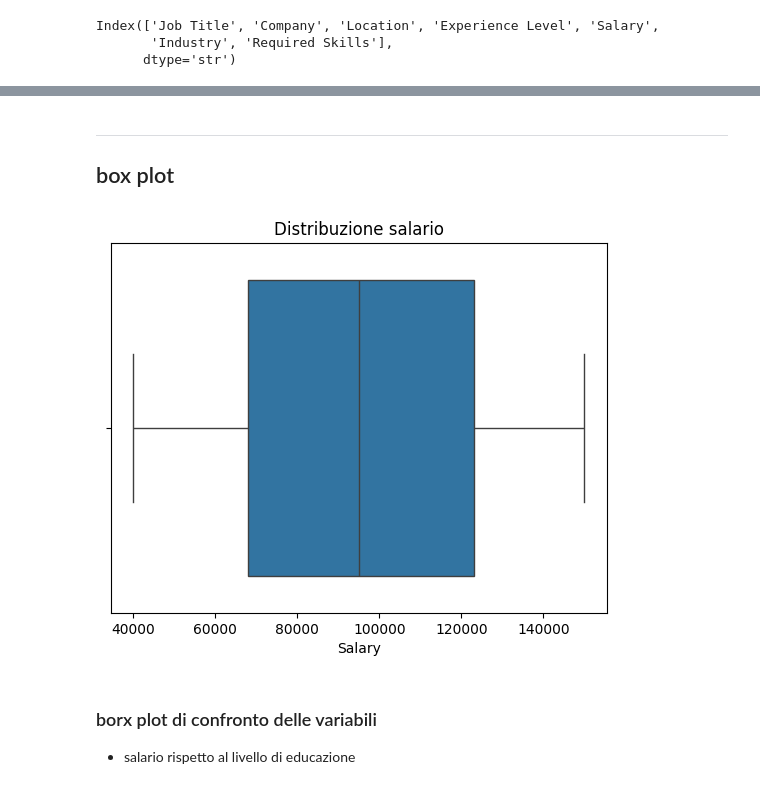
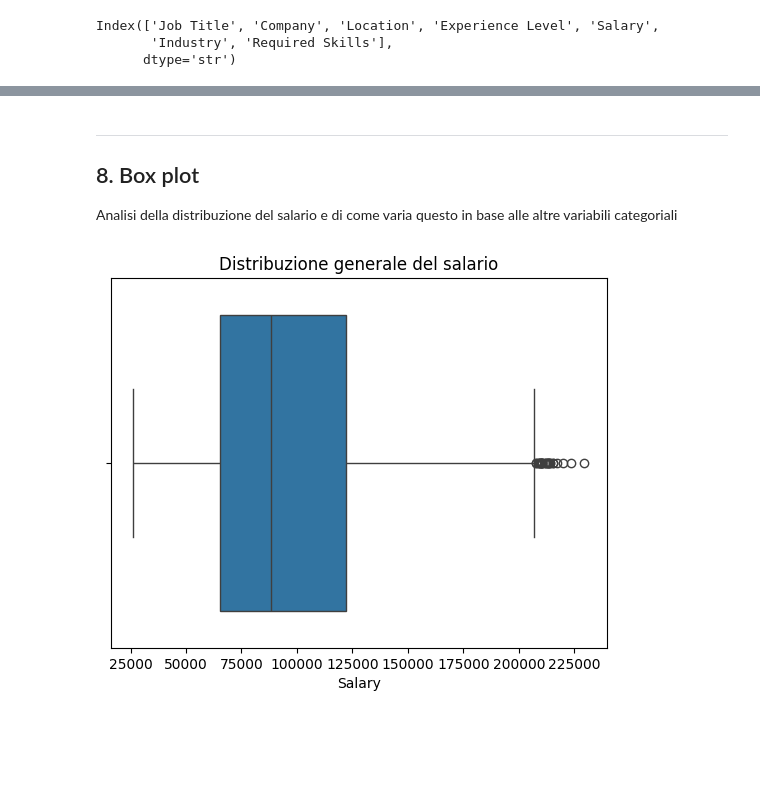
Before and after one commit to anna8987/jobrec, a Jupyter notebook: progettoJobrec.ipynb, the cells around one changed output, grey strips where cells are left out. Cells and saved outputs as stored; diff of their text form; code cells hidden in the pictures; blank space fills up the shorter version.

```diff
--- a/progettoJobrec.ipynb
+++ b/progettoJobrec.ipynb
@@ -35,5 +33,5 @@ ___
 # %%
-file_path = "ds/job_recommendation_dataset.csv"
+file_path = "ds/job_recommendation_structured.csv"
 df = pd.read_csv(file_path)
 print(f"Dataset caricato: {df.shape[0]:,} righe × {df.shape[1]} colonne")
 # %% [output]
@@ -125,12 +191,11 @@ Index(['Job Title', 'Company', 'Location', 'Experience Level', 'Salary',
 # %% [markdown]
 ___
-## box plot
+## 8. Box plot
+
+Analisi della distribuzione del salario e di come varia questo in base alle altre variabili categoriali
 # %%
 sns.boxplot(x=df['Salary'])
-plt.title("Distribuzione salario")
+plt.title("Distribuzione generale del salario")
 plt.show()
 # %% [output]
-[figure, old version]
+[figure, new version]
-# %% [markdown]
-### borx plot di confronto delle variabili
-- salario rispetto al livello di educazione
```
Also changed, not shown: parts of 71 cells of this notebook, 3 other files.
